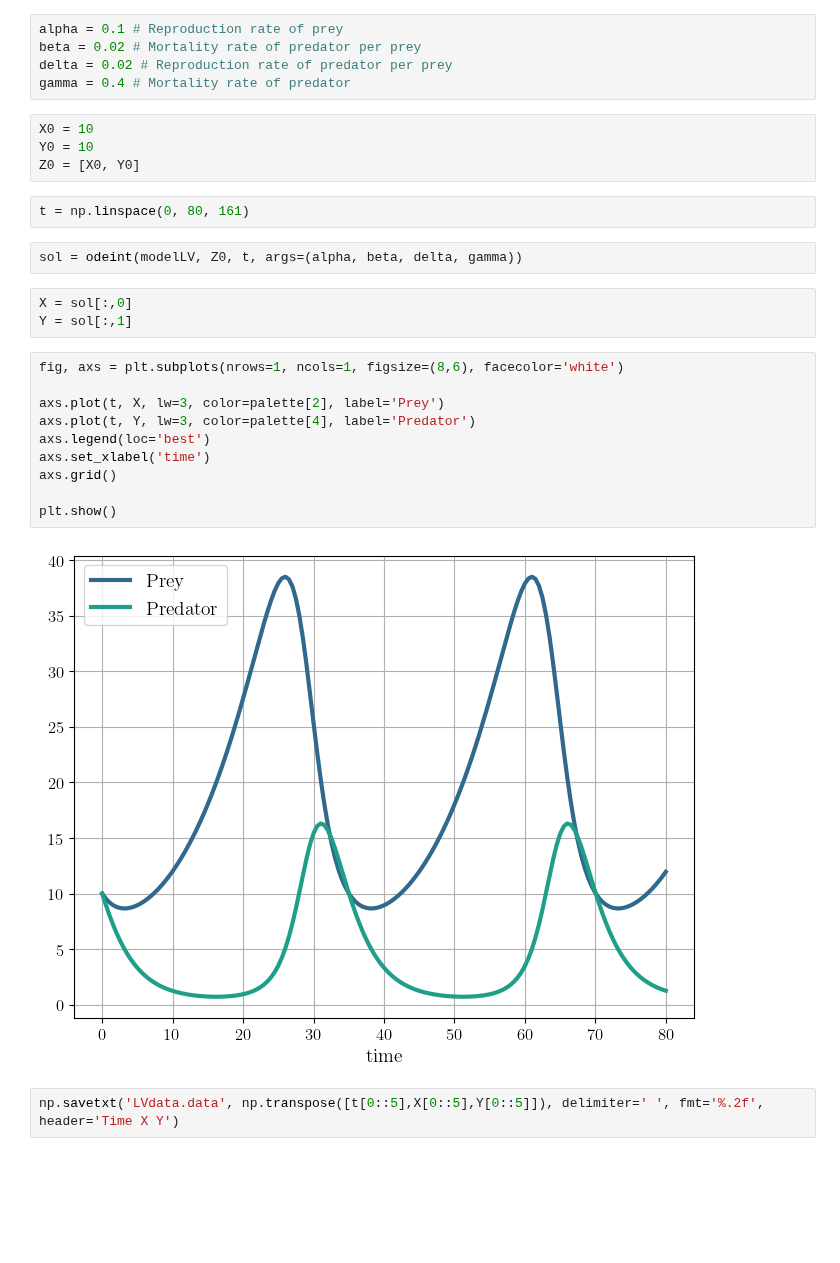
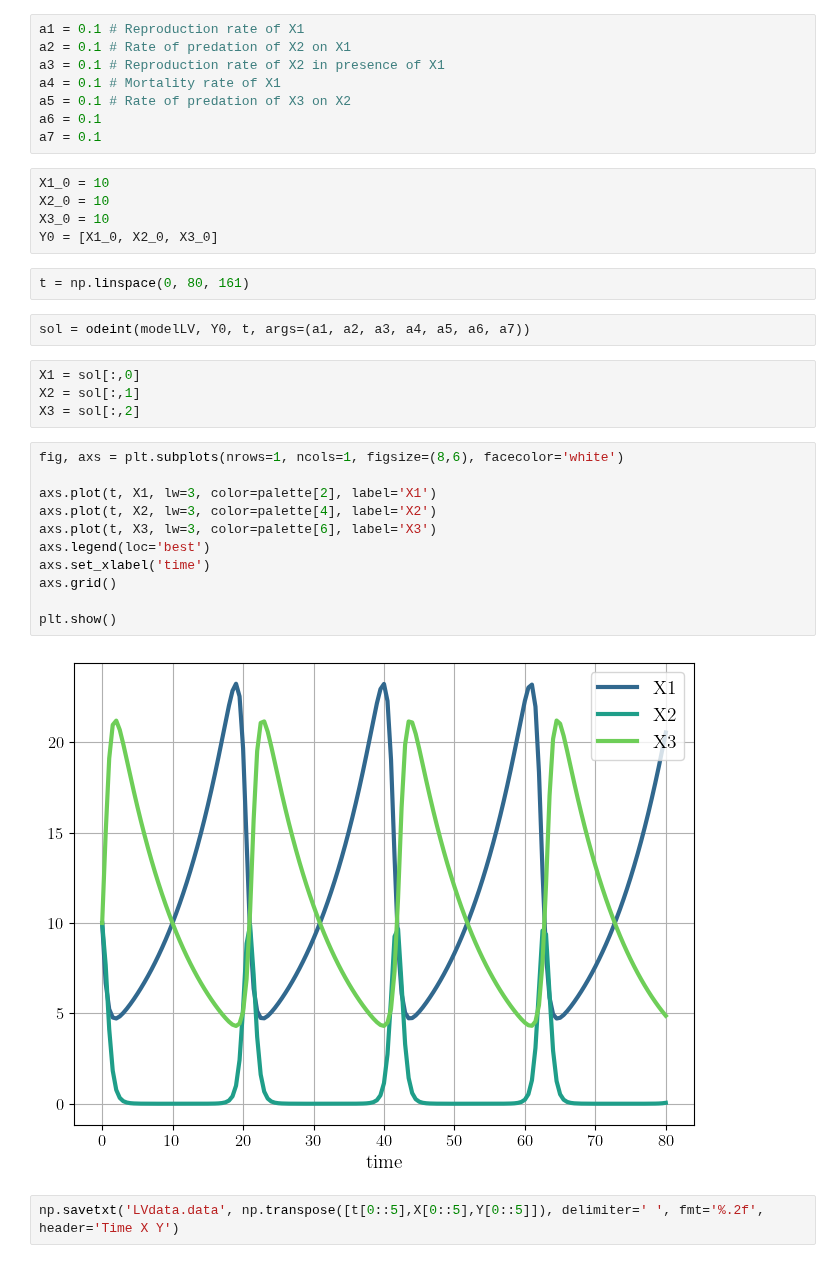
Before and after one commit to systemsmedicine/CrossLabFit, a Jupyter notebook: pyNotebooks/LotkVolterra.ipynb, the cells around one changed output. Saved outputs shown, nothing was run; the diff lists cells and outputs as text; blank space fills up the shorter version.

Commit message:
Modifying LV model to three-species LV model

```diff
--- a/pyNotebooks/LotkVolterra.ipynb
+++ b/pyNotebooks/LotkVolterra.ipynb
@@ -41,31 +43,37 @@ def modelLV(Z, t, alpha, beta, delta, gamma):
 # %%
-alpha = 0.1 # Reproduction rate of prey
-beta = 0.02 # Mortality rate of predator per prey
-delta = 0.02 # Reproduction rate of predator per prey
-gamma = 0.4 # Mortality rate of predator
+a1 = 0.1 # Reproduction rate of X1
+a2 = 0.1 # Rate of predation of X2 on X1
+a3 = 0.1 # Reproduction rate of X2 in presence of X1
+a4 = 0.1 # Mortality rate of X1
+a5 = 0.1 # Rate of predation of X3 on X2
+a6 = 0.1
+a7 = 0.1
 # %%
-X0 = 10
-Y0 = 10
-Z0 = [X0, Y0]
+X1_0 = 10
+X2_0 = 10
+X3_0 = 10
+Y0 = [X1_0, X2_0, X3_0]
 # %%
 t = np.linspace(0, 80, 161)
 # %%
-sol = odeint(modelLV, Z0, t, args=(alpha, beta, delta, gamma))
+sol = odeint(modelLV, Y0, t, args=(a1, a2, a3, a4, a5, a6, a7))
 # %%
-X = sol[:,0]
-Y = sol[:,1]
+X1 = sol[:,0]
+X2 = sol[:,1]
+X3 = sol[:,2]
 # %%
 fig, axs = plt.subplots(nrows=1, ncols=1, figsize=(8,6), facecolor='white')
 
-axs.plot(t, X, lw=3, color=palette[2], label='Prey')
-axs.plot(t, Y, lw=3, color=palette[4], label='Predator')
+axs.plot(t, X1, lw=3, color=palette[2], label='X1')
+axs.plot(t, X2, lw=3, color=palette[4], label='X2')
+axs.plot(t, X3, lw=3, color=palette[6], label='X3')
 axs.legend(loc='best')
 axs.set_xlabel('time')
 axs.grid()
 
 plt.show()
 # %% [output]
-[figure, old version]
+[figure, new version]
 # %%
 np.savetxt('LVdata.data', np.transpose([t[0::5],X[0::5],Y[0::5]]), delimiter=' ', fmt='%.2f', header='Time X Y')
 # %%
```
Also changed, not shown: parts of 2 cells of this notebook.
